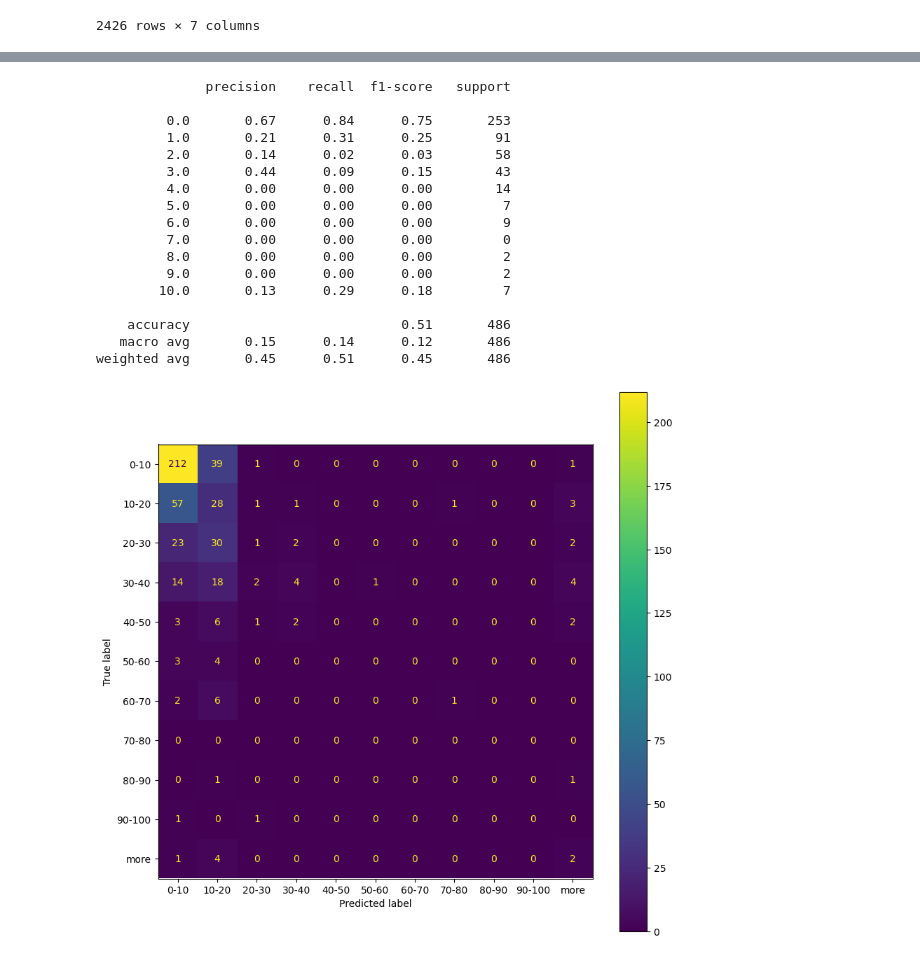
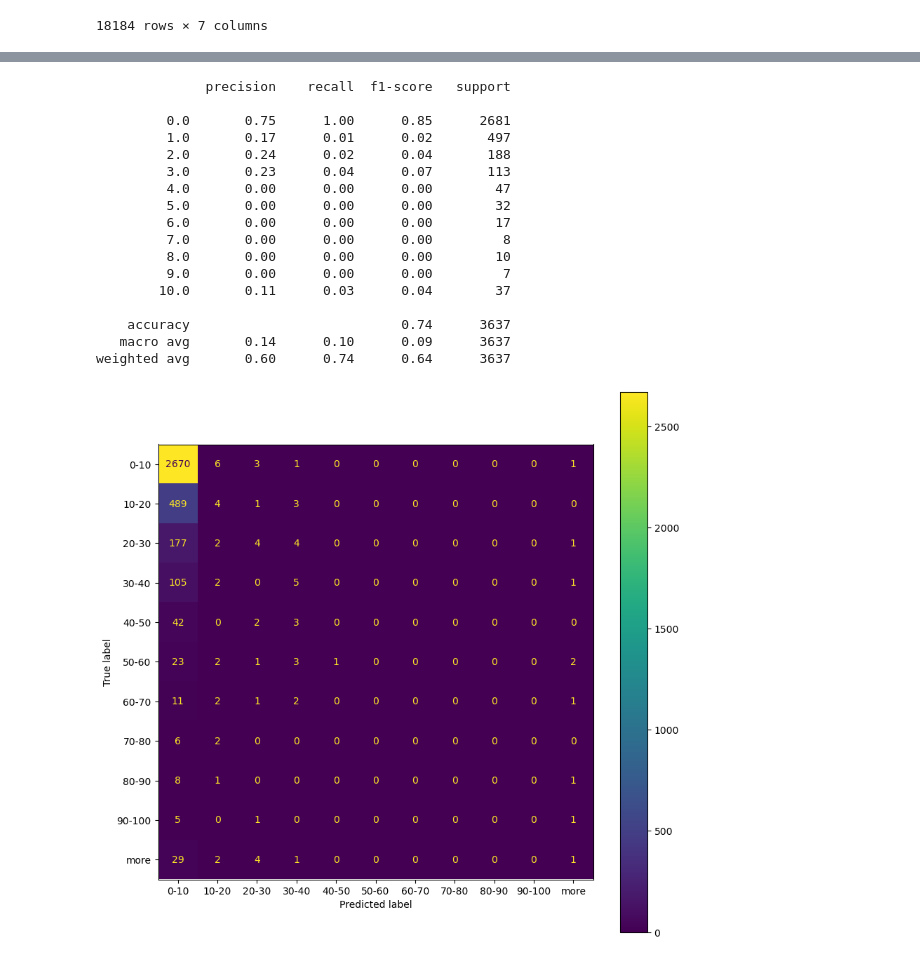
Before and after one commit to kaorat/DSDE_project_2024, a Jupyter notebook: ML_1_gan.ipynb, the cells around one changed output, grey strips where cells are left out. Saved outputs shown, nothing was run; the diff lists cells and outputs as text; code cells hidden in the pictures.

Commit message:
[UPDATE] gan ML mongo

```diff
--- a/ML_1_gan.ipynb
+++ b/ML_1_gan.ipynb
@@ -28,0 +11,9 @@ display(df_all.head())
+# %%
+client = MongoClient('### DB_URL_HERE ###')
+research_col = client['db1']['research']
+data = research_col.find({})
+df_all = pd.DataFrame(data)
+# df_all = pd.read_csv('2018_ML_V3.csv')
+
+
+display(df_all.head())
@@ -53,5 +63,5 @@ Name: count, Length: 145, dtype: int64
 # %%
-df_omit_subtype = df_all.drop(columns=['subtype', 'title'])
+df_omit_subtype = df_all.drop(columns=['subtype', 'Title', '_id'])
 print(df_omit_subtype.shape)
 # null count each columns
 # for col in df_omit_subtype.columns:
@@ -94,10 +104,10 @@ bins = [0,10,20,30,40,50,60,70,80,90,100, np.inf]
 
 
 bin_labels = ['0-10', '10-20', '20-30', '30-40', '40-50', '50-60', '60-70', '70-80', '80-90', '90-100', 'more']
-df['cc_bin'] = pd.cut(df['cite_count'], bins=bins, labels=bin_labels, right=False)
+df['cc_bin'] = pd.cut(df['Cite_count'], bins=bins, labels=bin_labels, right=False)
 
 display(df)
-df = df.drop(columns=['cite_count'])
+df = df.drop(columns=['Cite_count'])
 # %% [output]
 A value is trying to be set on a copy of a slice from a DataFrame.
 Try using .loc[row_indexer,col_indexer] = value instead
@@ -159,8 +169,10 @@ model.fit(X_train, y_train)
 
 y_pred = model.predict(X_test)
 
-print(classification_report(y_test, y_pred))
+report_ = classification_report(y_test, y_pred, output_dict=True)
+report_read = classification_report(y_test, y_pred)
 
+print(report_read)
 cm = confusion_matrix(y_test, y_pred)
 disp = ConfusionMatrixDisplay(confusion_matrix=cm, display_labels=encoder.categories_[0])
 
@@ -183 +195 @@ plt.show()
-2426 rows × 7 columns
+18184 rows × 7 columns
@@ -196,18 +208,18 @@ Name: cc_bin_encoded, Length: 2426, dtype: float64
               precision    recall  f1-score   support
 
-         0.0       0.67      0.84      0.75       253
-         1.0       0.21      0.31      0.25        91
-         2.0       0.14      0.02      0.03        58
-         3.0       0.44      0.09      0.15        43
-         4.0       0.00      0.00      0.00        14
-         5.0       0.00      0.00      0.00         7
-         6.0       0.00      0.00      0.00         9
-         7.0       0.00      0.00      0.00         0
-         8.0       0.00      0.00      0.00         2
-         9.0       0.00      0.00      0.00         2
-        10.0       0.13      0.29      0.18         7
+         0.0       0.75      1.00      0.85      2681
+         1.0       0.17      0.01      0.02       497
+         2.0       0.24      0.02      0.04       188
+         3.0       0.23      0.04      0.07       113
+         4.0       0.00      0.00      0.00        47
+         5.0       0.00      0.00      0.00        32
+         6.0       0.00      0.00      0.00        17
+         7.0       0.00      0.00      0.00         8
+         8.0       0.00      0.00      0.00        10
+         9.0       0.00      0.00      0.00         7
+        10.0       0.11      0.03      0.04        37
 
-    accuracy                           0.51       486
-   macro avg       0.15      0.14      0.12       486
-weighted avg       0.45      0.51      0.45       486
+    accuracy                           0.74      3637
+   macro avg       0.14      0.10      0.09      3637
+weighted avg       0.60      0.74      0.64      3637
-[figure, old version]
+[figure, new version]
```
Also changed, not shown: parts of 12 cells of this notebook, 1 other file.
